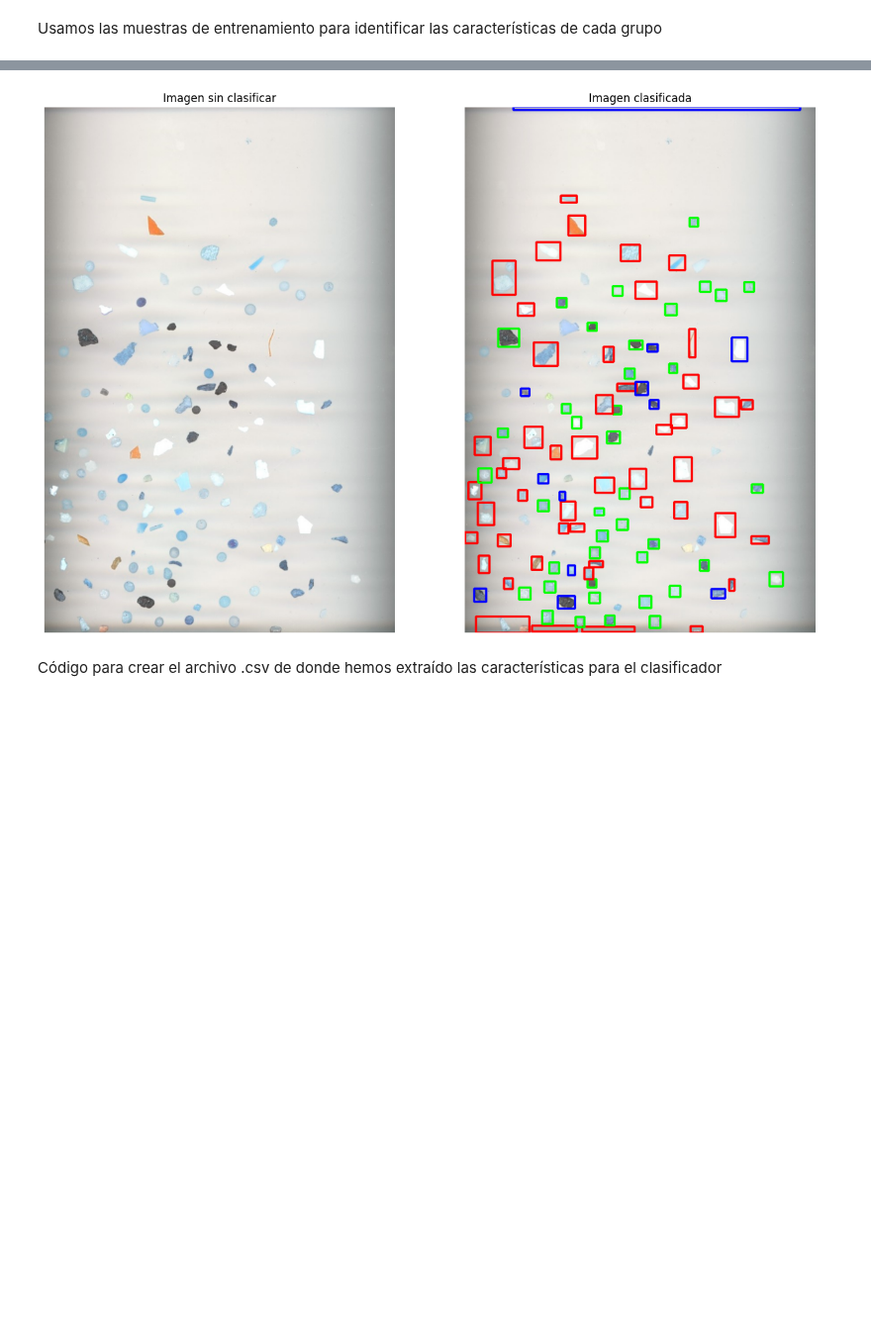
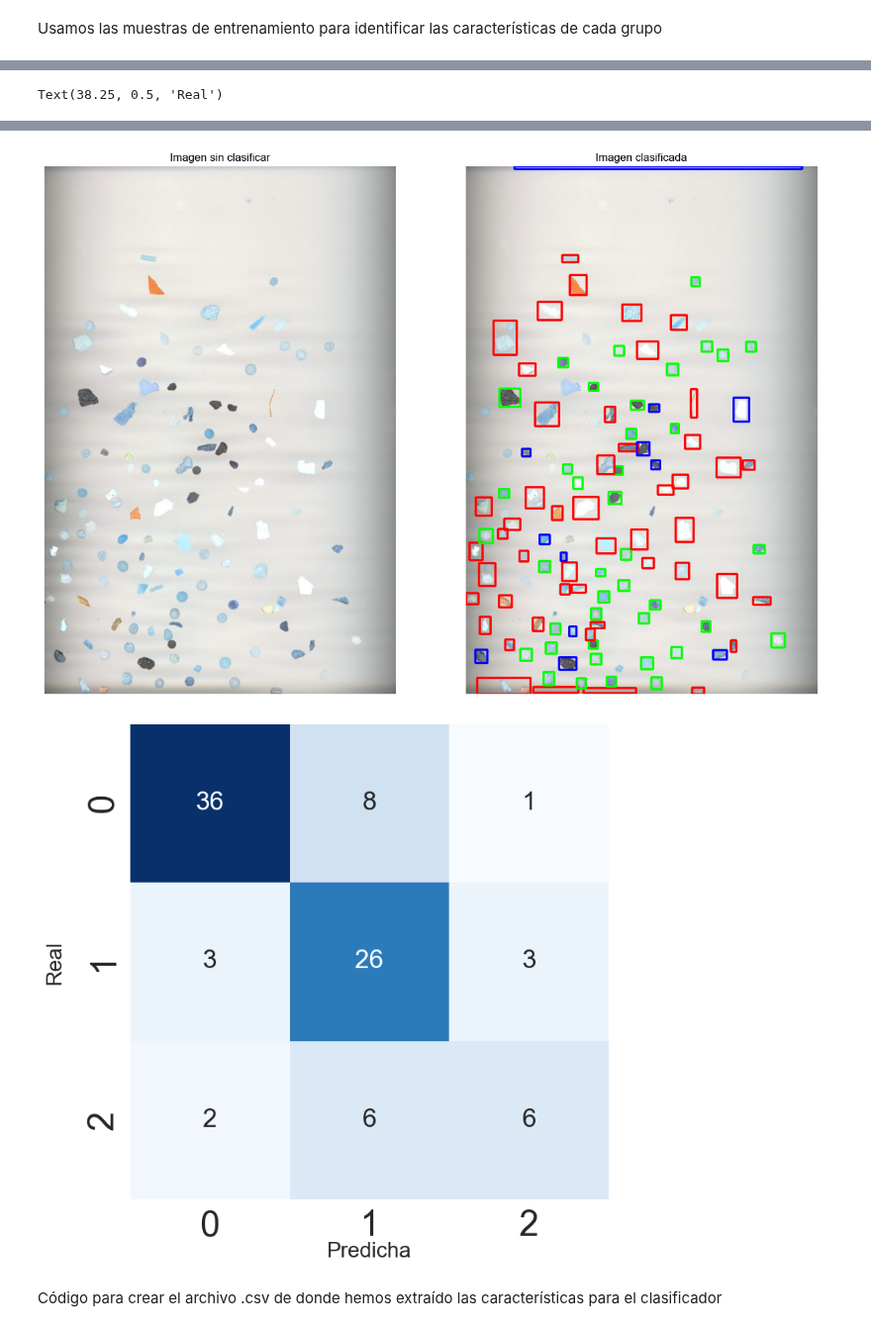
Before and after one commit to Leslie-Romero/VC_P3_LRM_MCV, a Jupyter notebook: Tareas.ipynb, the cells around one changed output, grey strips where cells are left out. Shown at 99% size. Cells and saved outputs as stored; diff of their text form; code cells hidden in the pictures; blank space fills up the shorter version.

```diff
--- a/Tareas.ipynb
+++ b/Tareas.ipynb
@@ -314,7 +322,16 @@ for (type, x_min, y_min, x_max, y_max) in mps_test:
             y.append(type)
             y_pred.append(pred_type)
 
-print(len(y))
+conf_matrix = confusion_matrix(y, y_pred)
+plt.figure(figsize=(8, 8))
+sns.set(font_scale=1.4)
+sns.set(font_scale=3.0)
+
+ax = sns.heatmap(conf_matrix, annot=True, fmt='d', cmap='Blues', cbar=False, annot_kws={"size": 24})
+
+label_font = {'size': 20}
+ax.set_xlabel('Predicha', labelpad=-0.75, fontdict=label_font)
+ax.set_ylabel('Real', labelpad=20, fontdict=label_font)
 # %% [output]
 Fragments: [458.0, 764.0, 762.5, 3933.5, 1913.5, 480.0, 695.5, 1039.0, 500.5, 4185.0] [400.96045756340027, 486.6589415073395, 282.5512957572937, 300.1492751836777, 930.4478249549866, 340.0487695932388 ...
 Pellets: [719.5, 3556.0, 3742.0, 4134.5, 999.0, 4861.0, 3216.0, 2487.5, 5255.0, 1266.5, 6079.5] [396.2325351238251, 244.79393708705902, 277.7644999027252, 262.55129635334015, 422.9604570865631, 290.24 ...
@@ -324,7 +340,9 @@ Tar: [1339.0, 2279.5, 2602.0, 1424.0, 2026.5, 9298.5, 1522.5, 2158.5] [150.36753
+Text(38.25, 0.5, 'Real')
 [figure]
 [figure]
 [figure]
-[figure, old version]
+[figure, new version]
+[figure, added]
 # %% [markdown]
 Código para crear el archivo .csv de donde hemos extraído las características para el clasificador
 # %%
```
Also changed, not shown: parts of 2 cells of this notebook.
